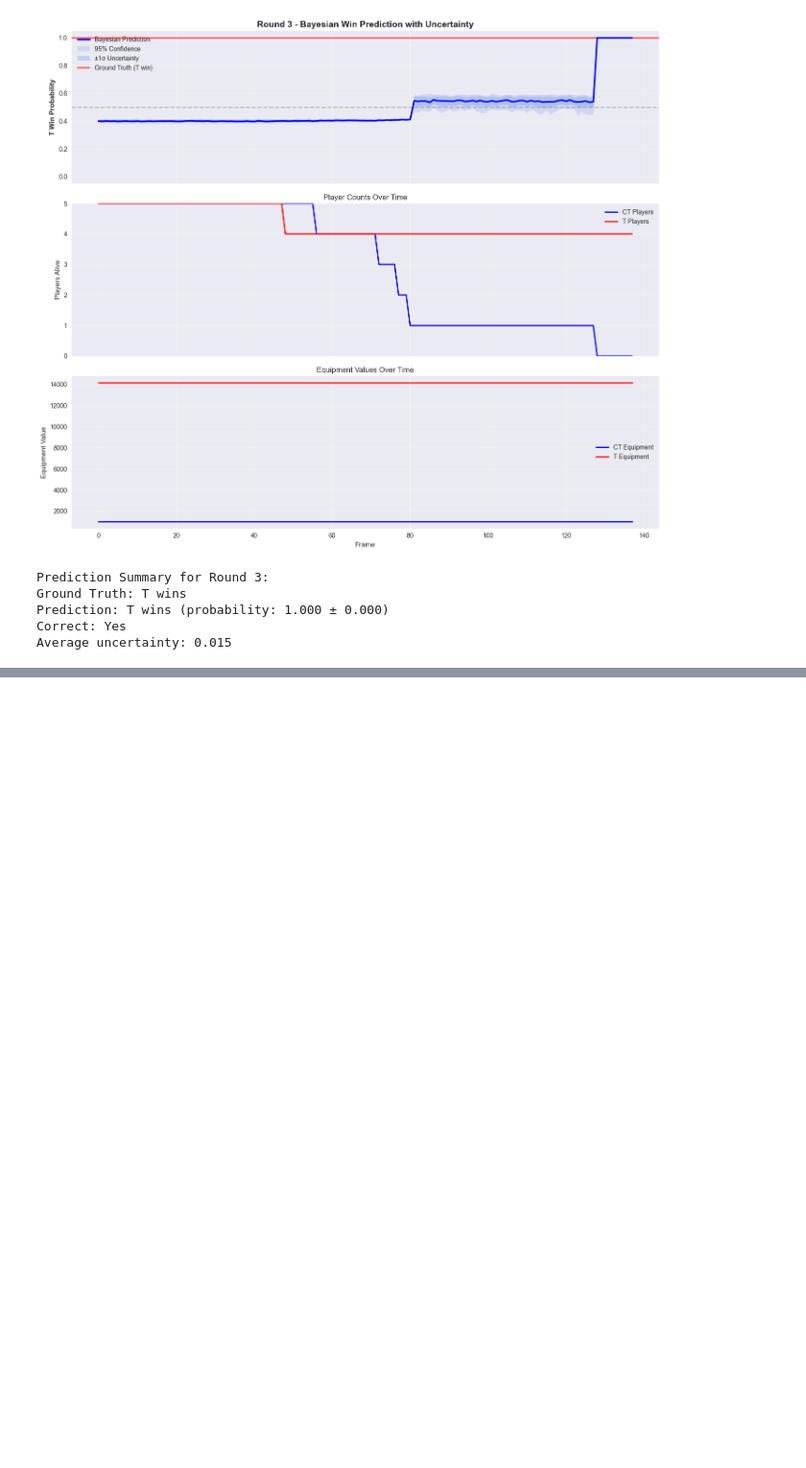
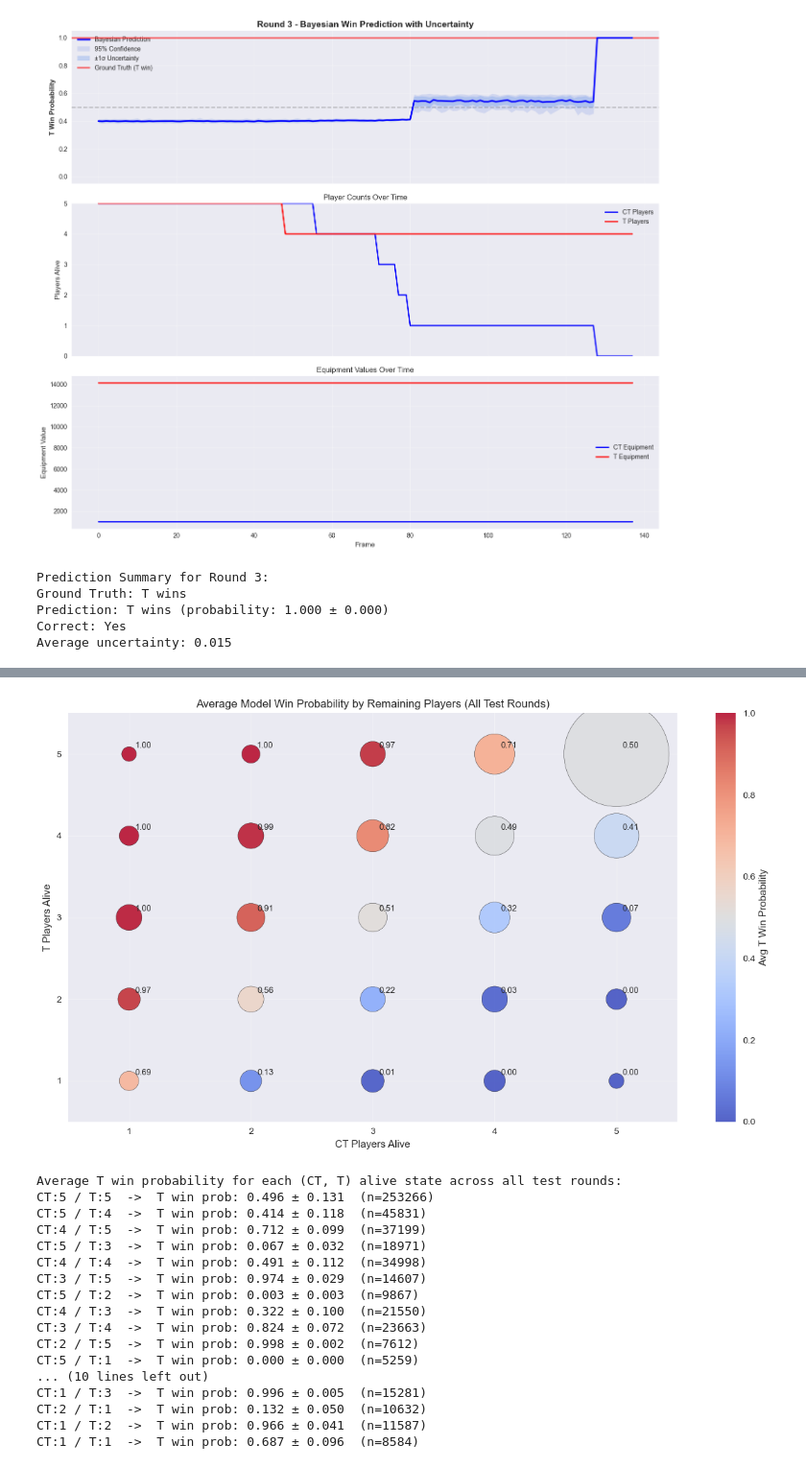
Before and after one commit to kridk999/mbml_project, a Jupyter notebook: Explanatory_notebook.ipynb, the cells around one changed output, grey strips where cells are left out. Shown at 96% size. Cells and saved outputs as stored; diff of their text form; code cells hidden in the pictures; blank space fills up the shorter version.

```diff
--- a/Explanatory_notebook.ipynb
+++ b/Explanatory_notebook.ipynb
@@ -850,0 +858,78 @@ Average uncertainty: 0.015
+# %%
+# Aggregate win probabilities for each (CT, T) alive state across all test rounds
+from collections import defaultdict
+
+# Ensure ct_alive_idx and t_alive_idx are set
+ct_alive_idx = None
+t_alive_idx = None
+for i, col in enumerate(feature_cols):
+    if "num_ct_alive" in col.lower():
+        ct_alive_idx = i
+    elif "num_t_alive" in col.lower():
+        t_alive_idx = i
+if ct_alive_idx is None or t_alive_idx is None:
+    raise ValueError("Could not find player count columns in features.")
+
+# Store predictions for each player state
+state_pred_dict = defaultdict(list)
+state_std_dict = defaultdict(list)
+
+for round_features in test_features:
+    mean_pred, std_pred, _, _ = predict_with_uncertainty(model, round_features, num_samples=30)
+    for frame_idx in range(round_features.shape[0]):
+        ct_alive = int(round_features[frame_idx, ct_alive_idx].item())
+        t_alive = int(round_features[frame_idx, t_alive_idx].item())
+        key = (ct_alive, t_alive)
+        state_pred_dict[key].append(mean_pred[frame_idx])
+        state_std_dict[key].append(std_pred[frame_idx])
+
+# When building all_states for summary/plotting, filter for valid player counts
+all_states = [k for k in state_pred_dict.keys() if 1 <= k[0] <= 5 and 1 <= k[1] <= 5]
+all_states = sorted(all_states, key=lambda x: (x[0]+x[1], x[0]), reverse=True)
+avg_preds = [np.mean(state_pred_dict[k]) for k in all_states]
+std_preds = [np.std(state_pred_dict[k]) for k in all_states]
+count_per_state = [len(state_pred_dict[k]) for k in all_states]
+
+# Plot
+plt.figure(figsize=(12, 7))
+sc = plt.scatter(
+    [k[0] for k in all_states], [k[1] for k in all_states],
+    c=avg_preds, s=np.array(count_per_state)/20, cmap='coolwarm', vmin=0, vmax=1, edgecolor='k', alpha=0.85
+)
+for i, k in enumerate(all_states):
+    plt.text(k[0]+0.05, k[1]+0.05, f"{avg_preds[i]:.2f}", fontsize=9, ha='left', va='bottom')
+cbar = plt.colorbar(sc)
+cbar.set_label('Avg T Win Probability')
+plt.xlabel('CT Players Alive')
+plt.ylabel('T Players Alive')
+plt.title('Average Model Win Probability by Remaining Players (All Test Rounds)')
+plt.grid(True, alpha=0.3)
+# Set axis limits to only show states with both CT and T alive
+plt.xlim(0.5, 5.5)
+plt.ylim(0.5, 5.5)
+plt.tight_layout()
+plt.show()
+
+# Print summary table
+print("\nAverage T win probability for each (CT, T) alive state across all test rounds:")
+for (ct, t), avg, std, n in zip(all_states, avg_preds, std_preds, count_per_state):
+    print(f"CT:{ct} / T:{t}  ->  T win prob: {avg:.3f} ± {std:.3f}  (n={n})")
+# %% [output]
+[figure, added]
+Average T win probability for each (CT, T) alive state across all test rounds:
+CT:5 / T:5  ->  T win prob: 0.496 ± 0.131  (n=253266)
+CT:5 / T:4  ->  T win prob: 0.414 ± 0.118  (n=45831)
+CT:4 / T:5  ->  T win prob: 0.712 ± 0.099  (n=37199)
+CT:5 / T:3  ->  T win prob: 0.067 ± 0.032  (n=18971)
+CT:4 / T:4  ->  T win prob: 0.491 ± 0.112  (n=34998)
+CT:3 / T:5  ->  T win prob: 0.974 ± 0.029  (n=14607)
+CT:5 / T:2  ->  T win prob: 0.003 ± 0.003  (n=9867)
+CT:4 / T:3  ->  T win prob: 0.322 ± 0.100  (n=21550)
+CT:3 / T:4  ->  T win prob: 0.824 ± 0.072  (n=23663)
+CT:2 / T:5  ->  T win prob: 0.998 ± 0.002  (n=7612)
+CT:5 / T:1  ->  T win prob: 0.000 ± 0.000  (n=5259)
+... (10 lines left out)
+CT:1 / T:3  ->  T win prob: 0.996 ± 0.005  (n=15281)
+CT:2 / T:1  ->  T win prob: 0.132 ± 0.050  (n=10632)
+CT:1 / T:2  ->  T win prob: 0.966 ± 0.041  (n=11587)
+CT:1 / T:1  ->  T win prob: 0.687 ± 0.096  (n=8584)
```
Also changed, not shown: parts of 4 cells of this notebook.
